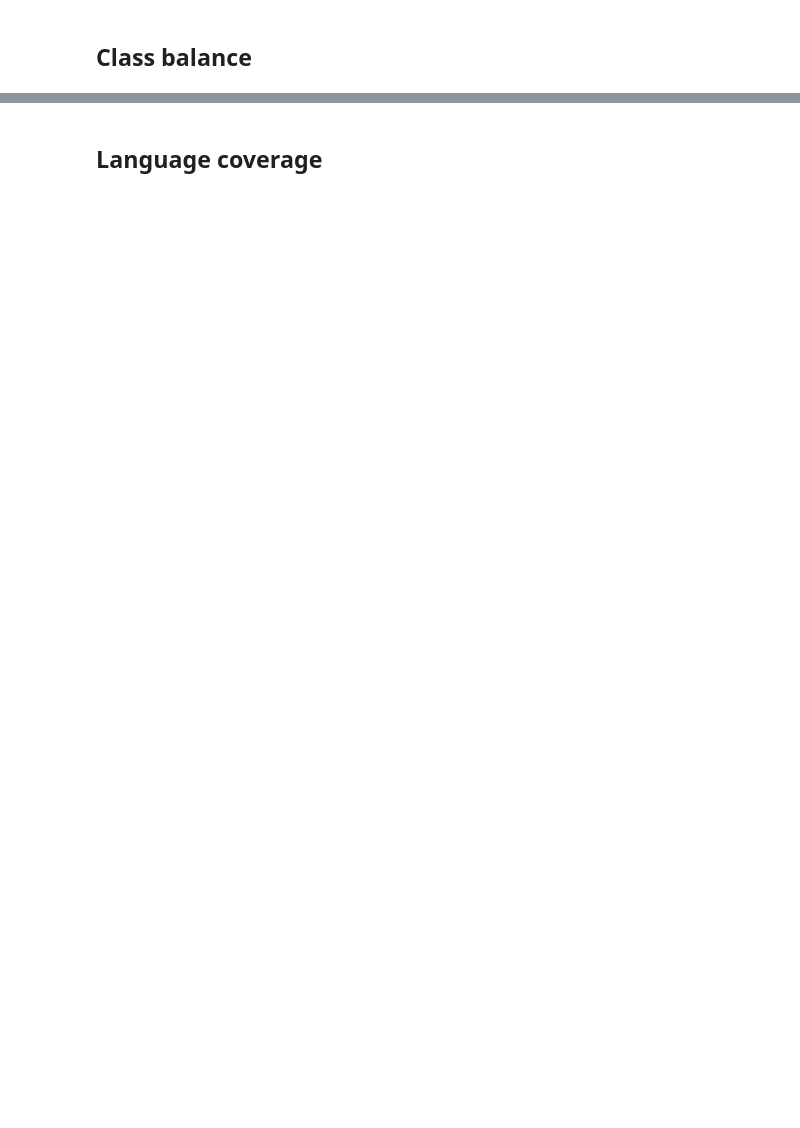
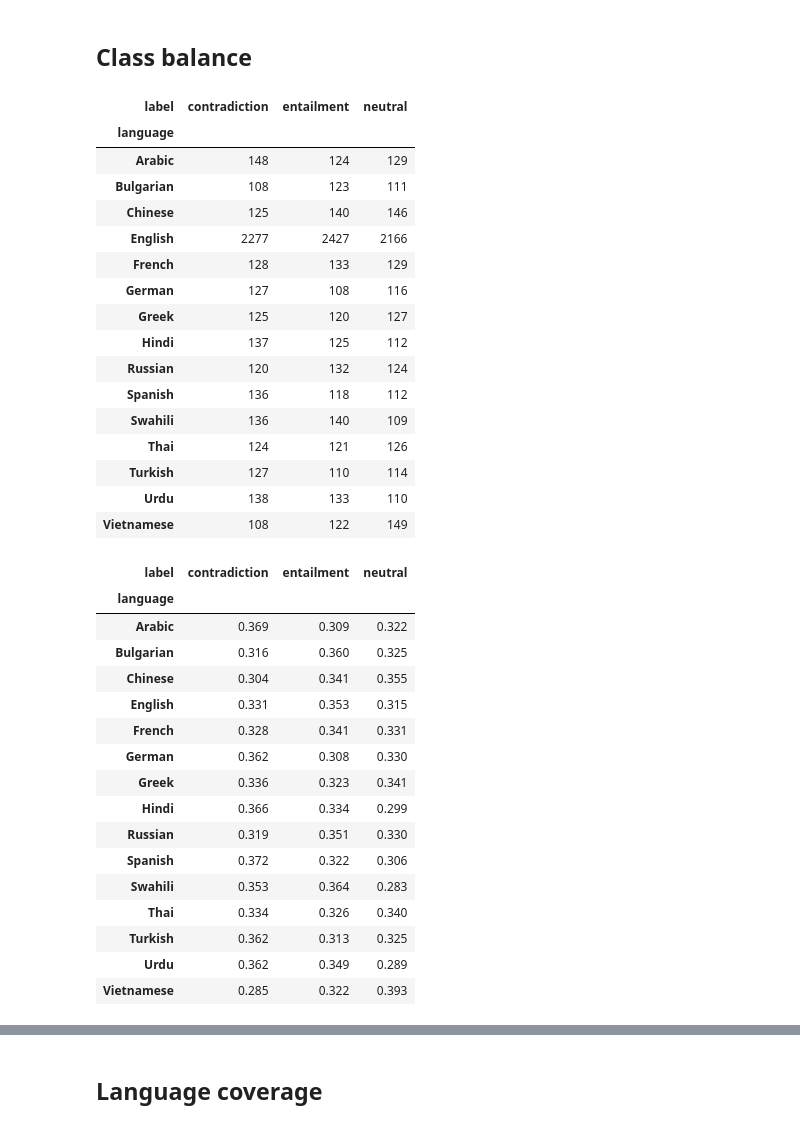
Before and after one commit to KurtMeehanPro/adventure-of-the-lying-detective, a Jupyter notebook: notebooks/01_dataset_exploration.ipynb, the cells around one changed output, grey strips where cells are left out. Cells and saved outputs as stored; diff of their text form; code cells hidden in the pictures; blank space fills up the shorter version.

```diff
--- a/notebooks/01_dataset_exploration.ipynb
+++ b/notebooks/01_dataset_exploration.ipynb
@@ -50,5 +84,51 @@ display(submission.head())
 # %% [markdown]
 ## Class balance
+# %%
+labels_by_language = pd.crosstab(
+    train["language"],
+    train["label"].map(LABEL_NAMES),
+)
+label_proportions_by_language = labels_by_language.div(
+    labels_by_language.sum(axis=1), axis=0
+)
+
+display(labels_by_language)
+display(label_proportions_by_language.round(3))
+# %% [output]
+| label | contradiction | entailment | neutral |
+| language |  |  |  |
+| Arabic | 148 | 124 | 129 |
+| Bulgarian | 108 | 123 | 111 |
+| Chinese | 125 | 140 | 146 |
+| English | 2277 | 2427 | 2166 |
+| French | 128 | 133 | 129 |
+| German | 127 | 108 | 116 |
+| Greek | 125 | 120 | 127 |
+| Hindi | 137 | 125 | 112 |
+| Russian | 120 | 132 | 124 |
+| Spanish | 136 | 118 | 112 |
+| Swahili | 136 | 140 | 109 |
+| Thai | 124 | 121 | 126 |
+| Turkish | 127 | 110 | 114 |
+| Urdu | 138 | 133 | 110 |
+| Vietnamese | 108 | 122 | 149 |
+| label | contradiction | entailment | neutral |
+| language |  |  |  |
+| Arabic | 0.369 | 0.309 | 0.322 |
+| Bulgarian | 0.316 | 0.360 | 0.325 |
+| Chinese | 0.304 | 0.341 | 0.355 |
+| English | 0.331 | 0.353 | 0.315 |
+| French | 0.328 | 0.341 | 0.331 |
+| German | 0.362 | 0.308 | 0.330 |
+| Greek | 0.336 | 0.323 | 0.341 |
+| Hindi | 0.366 | 0.334 | 0.299 |
+| Russian | 0.319 | 0.351 | 0.330 |
+| Spanish | 0.372 | 0.322 | 0.306 |
+| Swahili | 0.353 | 0.364 | 0.283 |
+| Thai | 0.334 | 0.326 | 0.340 |
+| Turkish | 0.362 | 0.313 | 0.325 |
+| Urdu | 0.362 | 0.349 | 0.289 |
+| Vietnamese | 0.285 | 0.322 | 0.393 |
 # %%
 label_counts = (
     train["label"]
```
Also changed, not shown: parts of 27 cells of this notebook.
